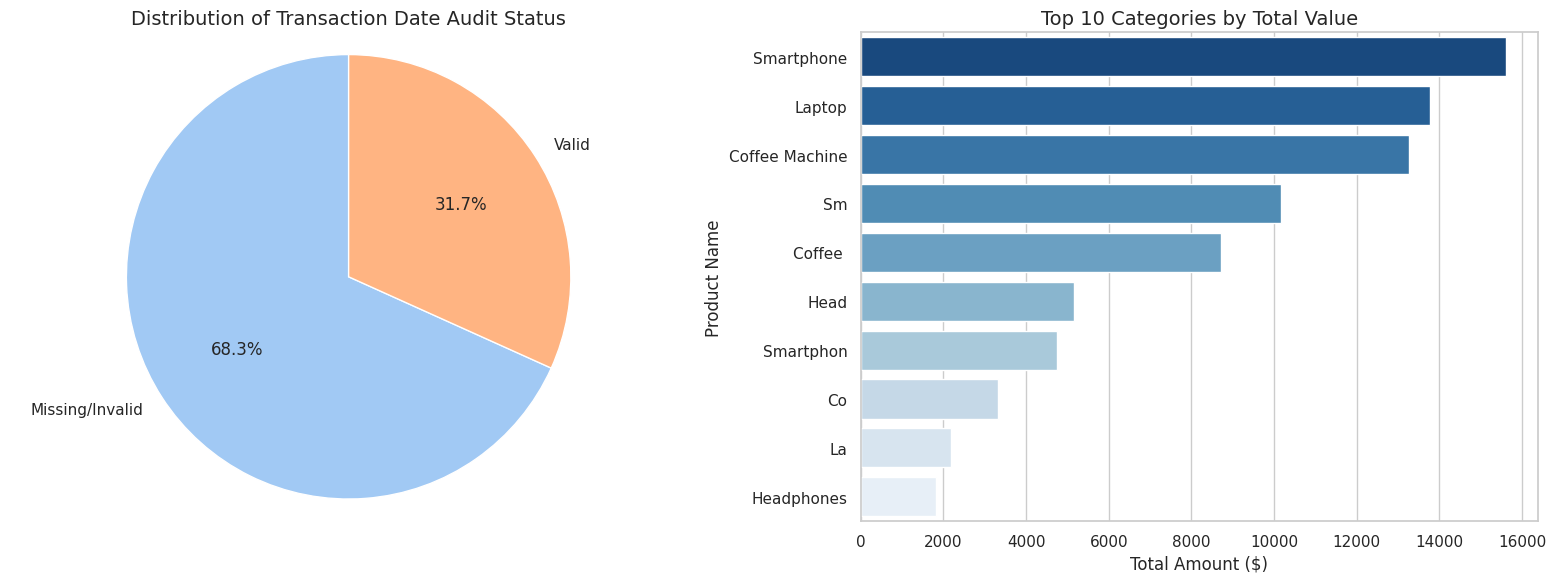
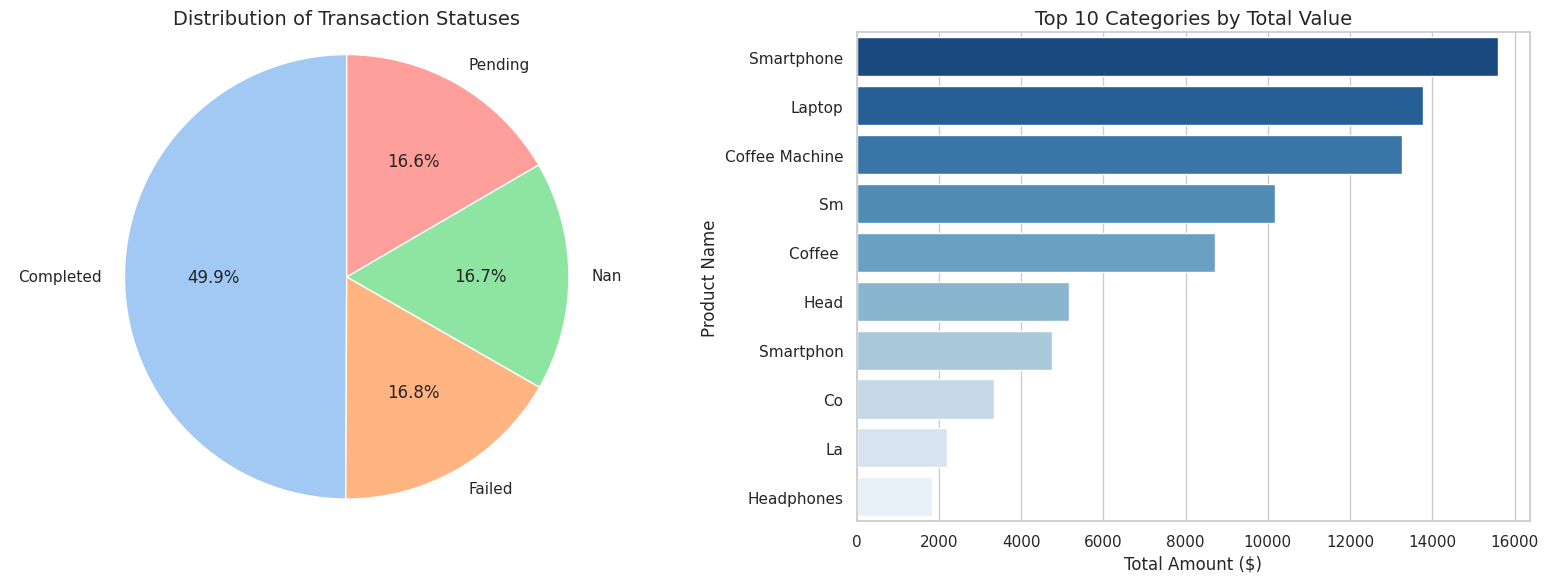
The change to this notebook cell's code, shown as a diff; its figure went from the first image to the second:
--- before
+++ after
@@ -14,19 +14,21 @@
     df["Transaction_Date"] = pd.to_datetime(df["Transaction_Date"], errors='coerce') # Coerce errors for existing '1900-01-01' dates
 
+# Add Transaction_Type column based on Quantity for the plot
+df['Transaction_Type'] = np.where(df['Quantity'] < 0, 'Return', 'Sale')
+
 # Set up a clean dashboard layout
 fig, axes = plt.subplots(1, 2, figsize=(16, 6))
 sns.set_theme(style="whitegrid")
 
-# Plot 1: Distribution of Transaction Date Audit Status (Pie Chart)
-# Use the existing 'audited_dates' column from the dataset
-date_audit_counts = df['audited_dates'].value_counts(dropna=False)
+# Plot 1: Distribution of Payment Methods (Pie Chart)
+payment_method_counts = df['Payment_Method'].value_counts(dropna=False)
 axes[0].pie(
-    date_audit_counts,
-    labels=date_audit_counts.index,
+    payment_method_counts,
+    labels=payment_method_counts.index,
     autopct='%1.1f%%',
     startangle=90,
     colors=sns.color_palette('pastel')
 )
-axes[0].set_title("Distribution of Transaction Date Audit Status", fontsize=14)
+axes[0].set_title("Distribution of Payment Methods", fontsize=14)
 axes[0].axis('equal') # Equal aspect ratio ensures that pie is drawn as a circle.
 

Commit: Created using Colab